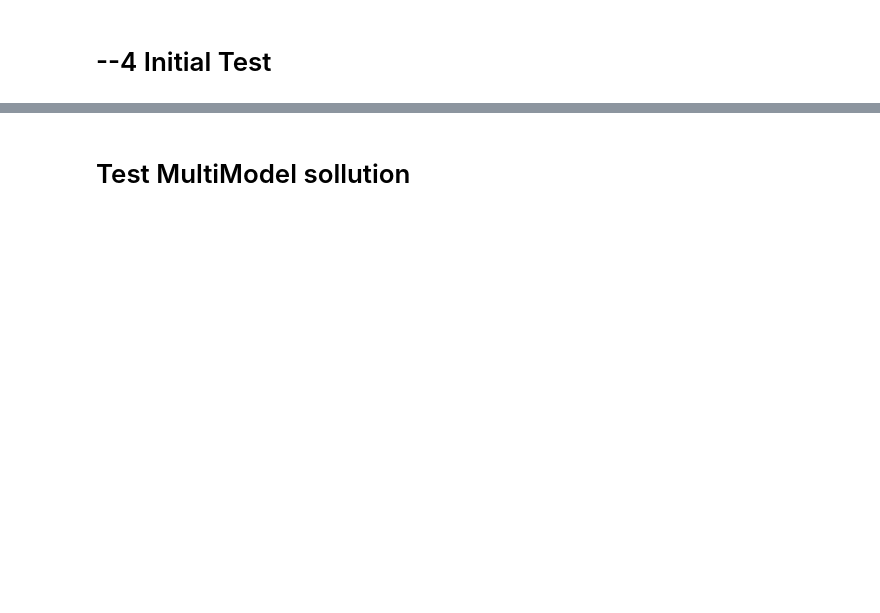
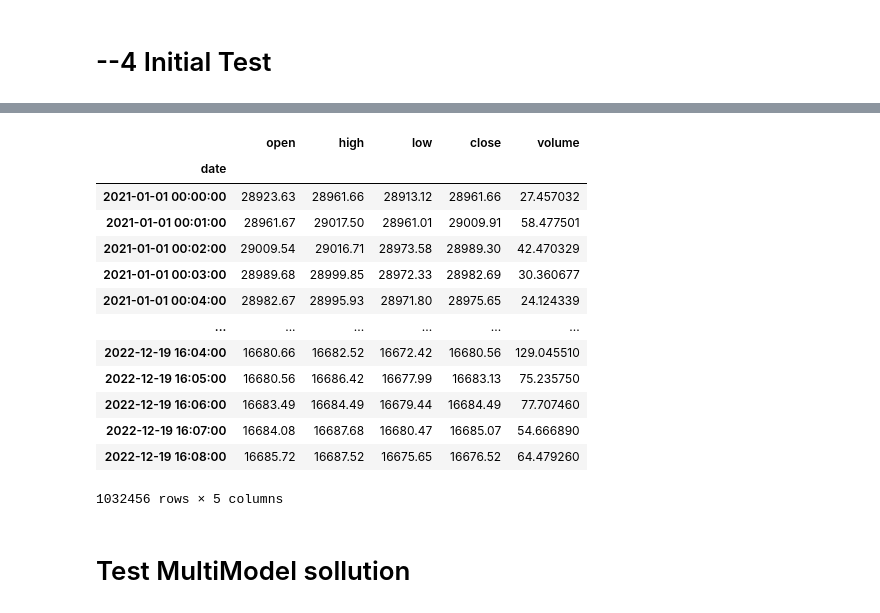
Before and after one commit to AyoubJadouli/Crypto_backtest_tools, a Jupyter notebook: +++AI_NormalTester.ipynb, the cells around one changed output, grey strips where cells are left out. Drawn from its saved outputs; the diff is of its cells as text; code cells hidden in the pictures; blank space fills up the shorter version.

```diff
--- a/+++AI_NormalTester.ipynb
+++ b/+++AI_NormalTester.ipynb
@@ -547,3 +473,20 @@ NameError: name 'day' is not defined
+# %%
+df_list1m["BTC/USDT"]
+# %% [output]
+|  | open | high | low | close | volume |
+| date |  |  |  |  |  |
+| 2021-01-01 00:00:00 | 28923.63 | 28961.66 | 28913.12 | 28961.66 | 27.457032 |
+| 2021-01-01 00:01:00 | 28961.67 | 29017.50 | 28961.01 | 29009.91 | 58.477501 |
+| 2021-01-01 00:02:00 | 29009.54 | 29016.71 | 28973.58 | 28989.30 | 42.470329 |
+| 2021-01-01 00:03:00 | 28989.68 | 28999.85 | 28972.33 | 28982.69 | 30.360677 |
+| 2021-01-01 00:04:00 | 28982.67 | 28995.93 | 28971.80 | 28975.65 | 24.124339 |
+| ... | ... | ... | ... | ... | ... |
+| 2022-12-19 16:04:00 | 16680.66 | 16682.52 | 16672.42 | 16680.56 | 129.045510 |
+| 2022-12-19 16:05:00 | 16680.56 | 16686.42 | 16677.99 | 16683.13 | 75.235750 |
+| 2022-12-19 16:06:00 | 16683.49 | 16684.49 | 16679.44 | 16684.49 | 77.707460 |
+| 2022-12-19 16:07:00 | 16684.08 | 16687.68 | 16680.47 | 16685.07 | 54.666890 |
+| 2022-12-19 16:08:00 | 16685.72 | 16687.52 | 16675.65 | 16676.52 | 64.479260 |
+1032456 rows × 5 columns
 # %%
 TestsHistory2=TestsHistory
 # %%
```
Also changed, not shown: parts of 10 cells of this notebook, 4 other files.
